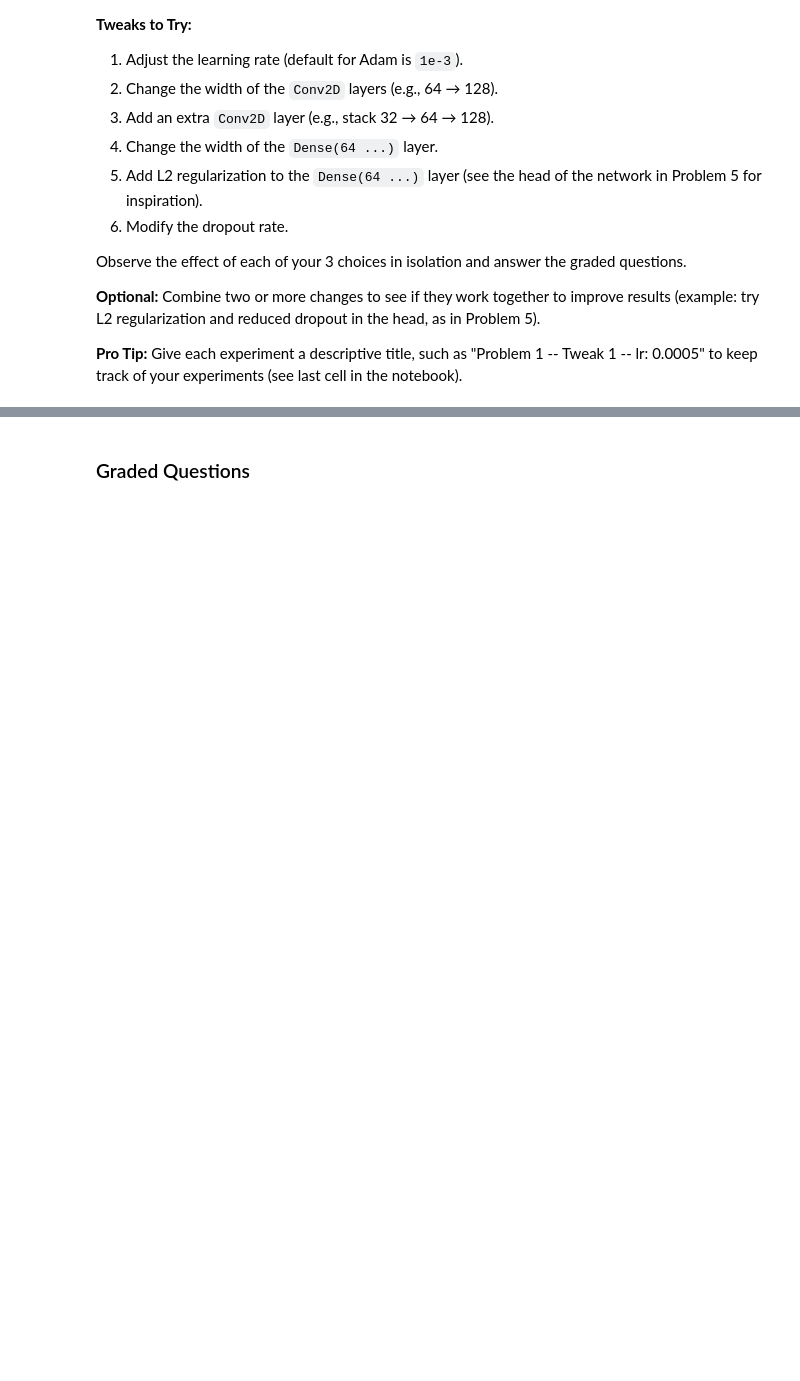
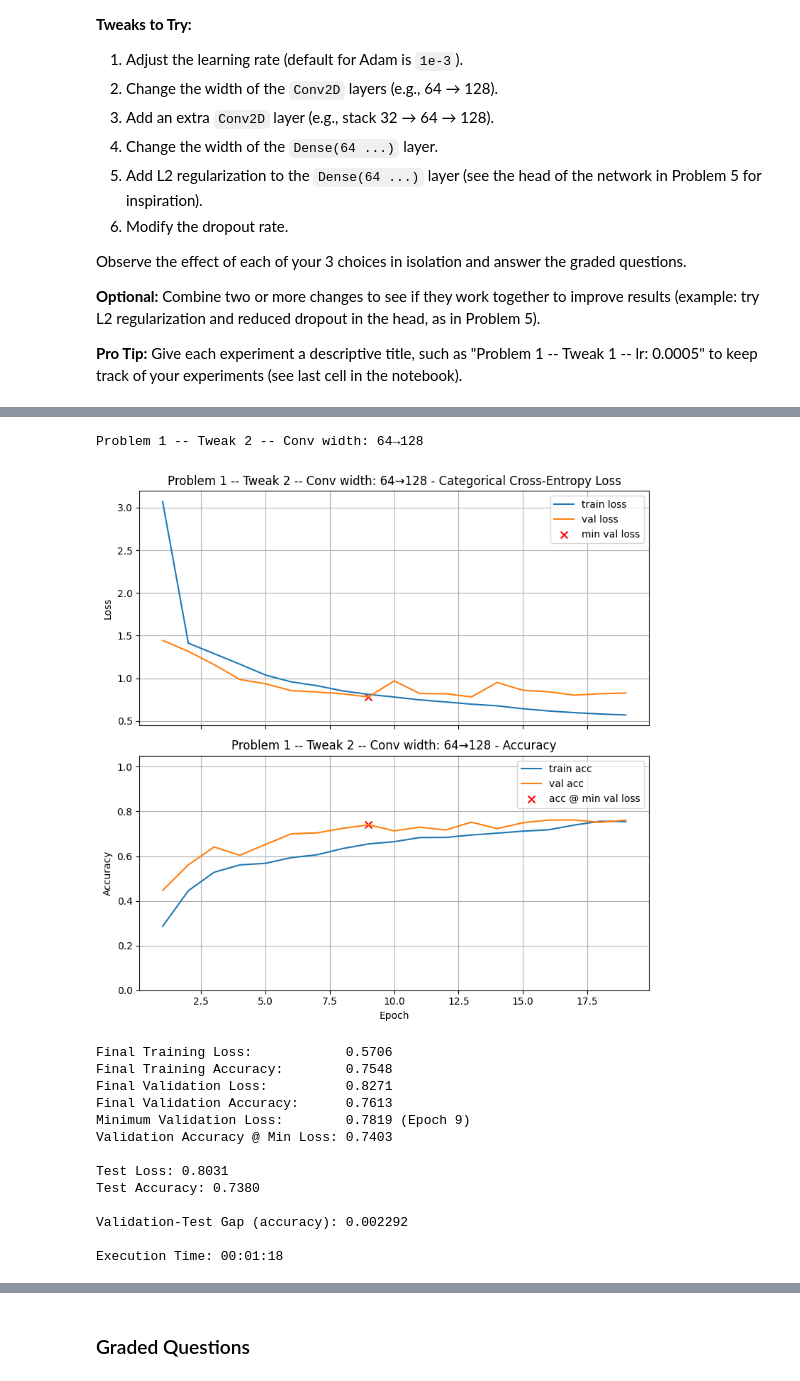
Before and after one commit to aydanmufti/Module-7-Assignments, a Jupyter notebook: Homework_04.ipynb, the cells around one changed output, grey strips where cells are left out. Cells and saved outputs as stored; diff of their text form; code cells hidden in the pictures; blank space fills up the shorter version.

```diff
--- a/Homework_04.ipynb
+++ b/Homework_04.ipynb
@@ -364,0 +420,33 @@ Combine two or more changes to see if they work together to improve results (exa
+# %%
+# Problem 1 - Tweak 2: Wider Conv2D layers
+he = initializers.HeNormal()
+
+model_tweak2 = models.Sequential([
+    Input(shape=X_train.shape[1:]),
+    Conv2D(64, (3,3), activation="relu", kernel_initializer=he, padding="same"),
+    MaxPooling2D(2),
+    Conv2D(128, (3,3), activation="relu", kernel_initializer=he, padding="same"),
+    MaxPooling2D(2),
+    Flatten(),
+    Dense(64, activation="relu", kernel_initializer=he),
+    Dropout(0.5),
+    Dense(num_classes, activation="softmax")
+])
+
+train_and_test(model_tweak2, title="Problem 1 -- Tweak 2 -- Conv width: 64→128")
+# %% [output]
+Problem 1 -- Tweak 2 -- Conv width: 64→128
+[figure, added]
+Final Training Loss:            0.5706
+Final Training Accuracy:        0.7548
+Final Validation Loss:          0.8271
+Final Validation Accuracy:      0.7613
+Minimum Validation Loss:        0.7819 (Epoch 9)
+Validation Accuracy @ Min Loss: 0.7403
+
+Test Loss: 0.8031
+Test Accuracy: 0.7380
+
+Validation-Test Gap (accuracy): 0.002292
+
+Execution Time: 00:01:18
```
Also changed, not shown: parts of 28 cells of this notebook.
